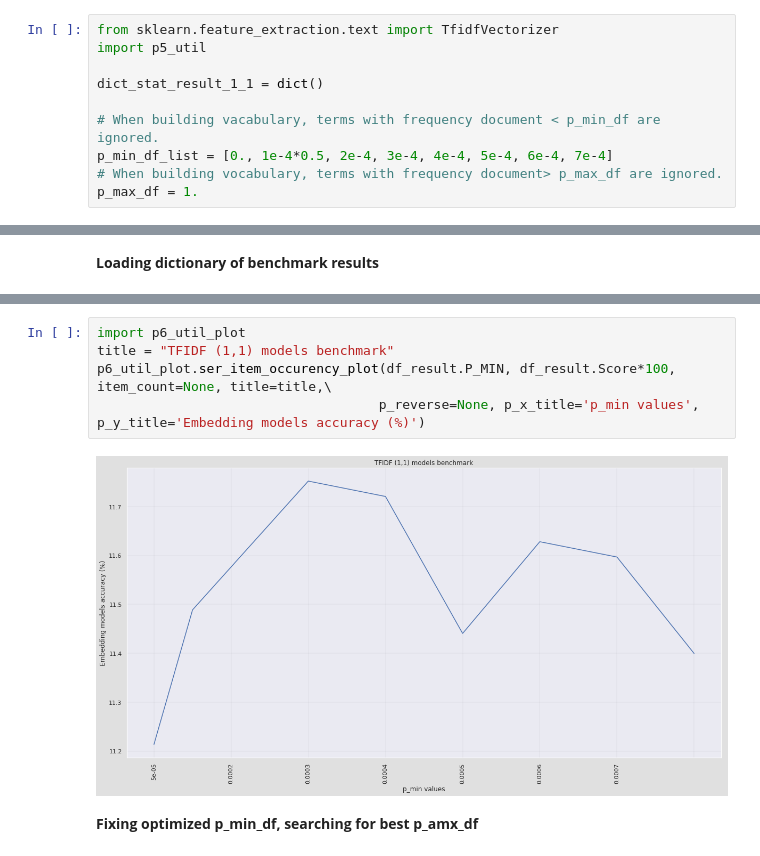
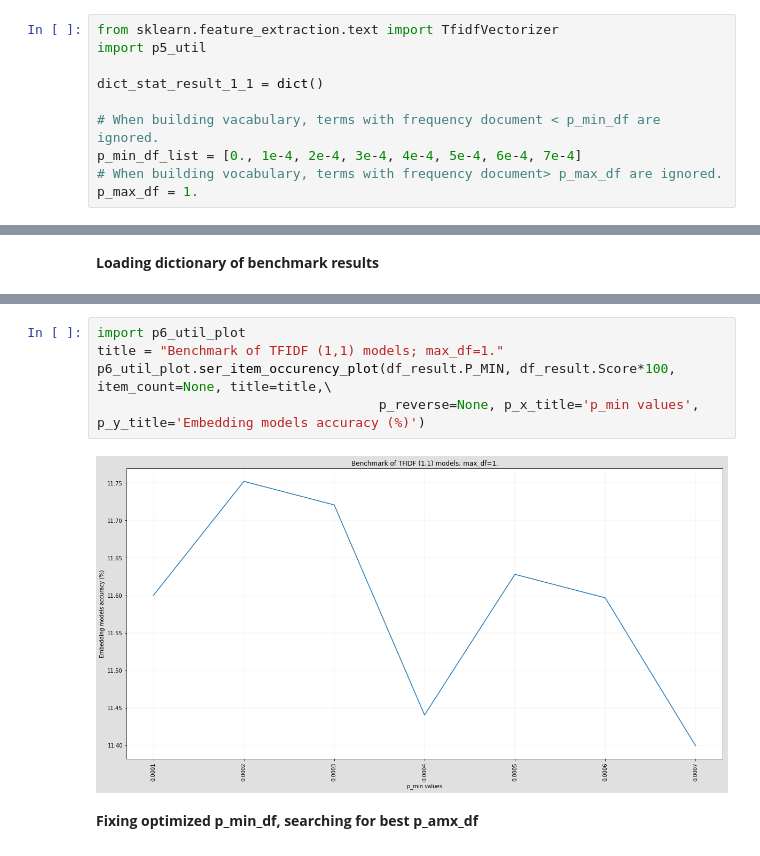
Before and after one commit to dataforcast/OC_Datascientist, a Jupyter notebook: P6/P6_StatisticalMethod.ipynb, the cells around one changed output, grey strips where cells are left out. Cells and saved outputs as stored; diff of their text form.

```diff
--- a/P6/P6_StatisticalMethod.ipynb
+++ b/P6/P6_StatisticalMethod.ipynb
@@ -540,7 +540,7 @@ import p5_util
 dict_stat_result_1_1 = dict()
 
 # When building vacabulary, terms with frequency document < p_min_df are ignored.
-p_min_df_list = [0., 1e-4*0.5, 2e-4, 3e-4, 4e-4, 5e-4, 6e-4, 7e-4]
+p_min_df_list = [0., 1e-4, 2e-4, 3e-4, 4e-4, 5e-4, 6e-4, 7e-4]
 # When building vocabulary, terms with frequency document> p_max_df are ignored.
 p_max_df = 1.
 # %%
@@ -681,10 +681,10 @@ df_result
 # %%
 import p6_util_plot
-title = "TFIDF (1,1) models benchmark"
+title = "Benchmark of TFIDF (1,1) models; max_df=1."
 p6_util_plot.ser_item_occurency_plot(df_result.P_MIN, df_result.Score*100, item_count=None, title=title,\
                                     p_reverse=None, p_x_title='p_min values', p_y_title='Embedding models accuracy (%)')
 # %% [output]
-[figure, old version]
+[figure, new version]
 # %% [markdown]
 **Fixing optimized p_min_df, searching for best p_amx_df**
 # %%
```
Also changed, not shown: parts of 17 cells of this notebook, 11 other files.
